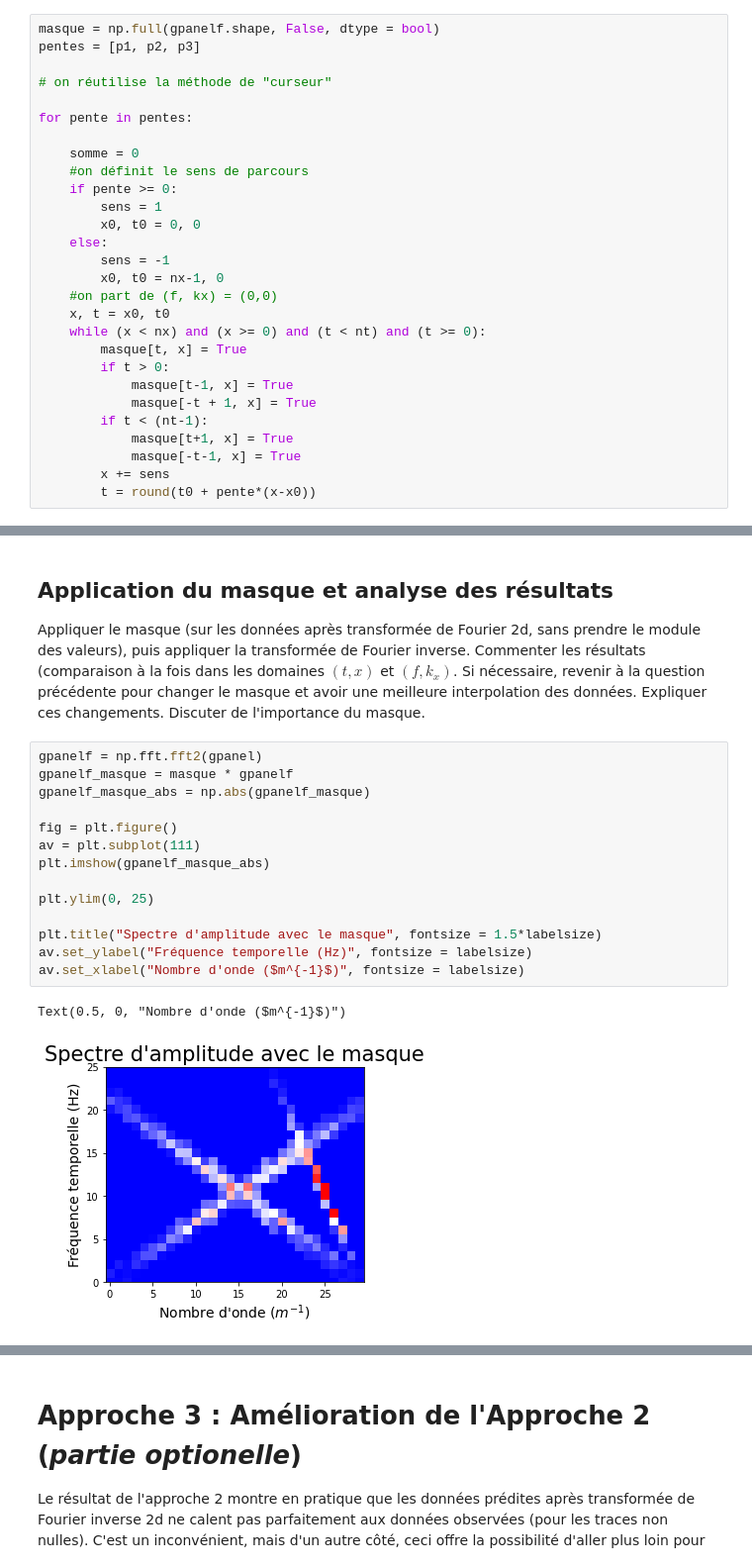
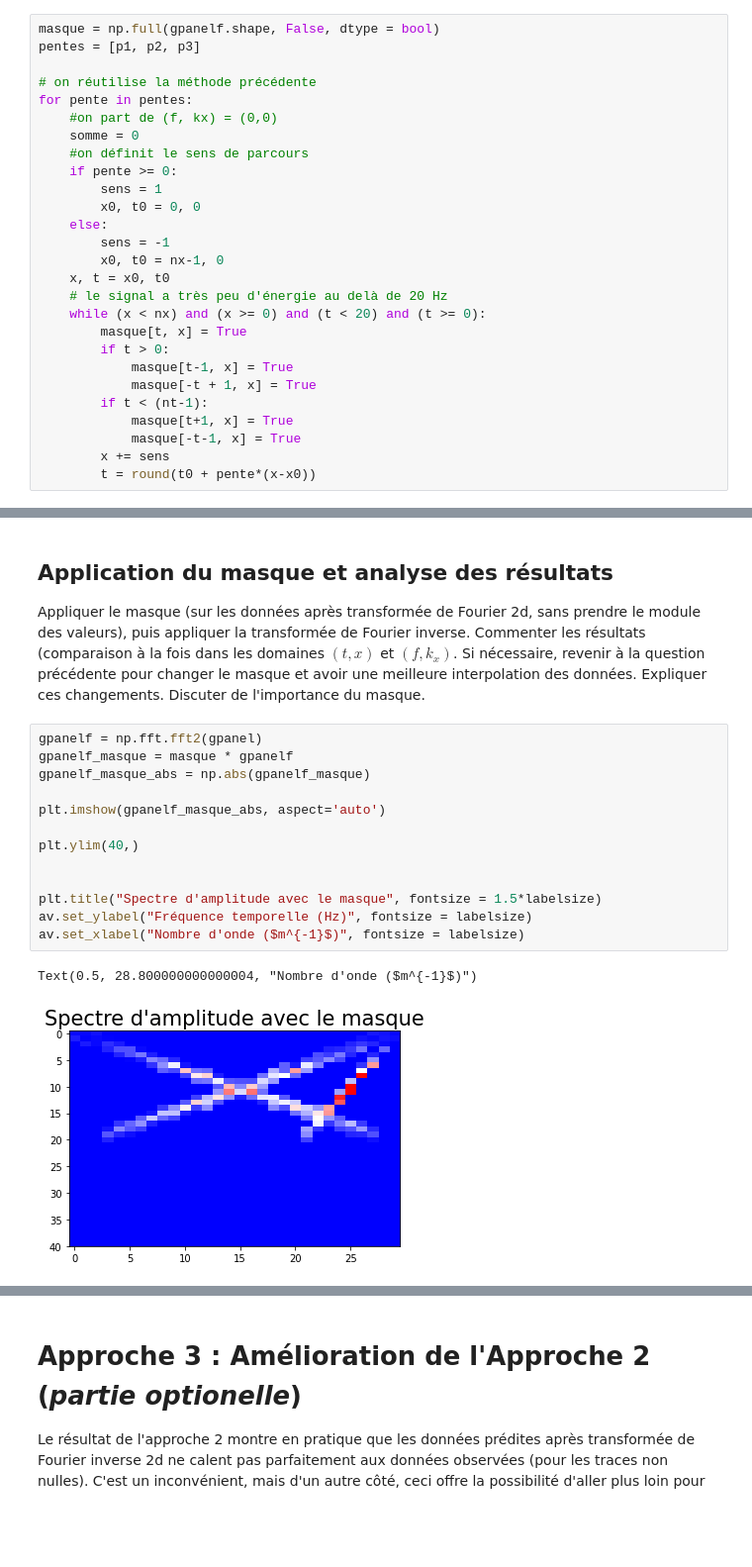
Before and after one commit to gabrielleberrada/projet_traitement_signal, a Jupyter notebook: mini_projet_interpolation/mini_projet_groupe3.ipynb, the cells around one changed output, grey strips where cells are left out. Shown at 99% size. Saved outputs shown, nothing was run; the diff lists cells and outputs as text; blank space fills up the shorter version.

```diff
--- a/mini_projet_interpolation/mini_projet_groupe3.ipynb
+++ b/mini_projet_interpolation/mini_projet_groupe3.ipynb
@@ -458,10 +457,9 @@ Créons maintenant le masque.
 masque = np.full(gpanelf.shape, False, dtype = bool)
 pentes = [p1, p2, p3]
 
-# on réutilise la méthode de "curseur"
-
+# on réutilise la méthode précédente
 for pente in pentes:
-
+    #on part de (f, kx) = (0,0)
     somme = 0
     #on définit le sens de parcours
     if pente >= 0:
@@ -470,9 +468,9 @@ for pente in pentes:
     else:
         sens = -1
         x0, t0 = nx-1, 0
-    #on part de (f, kx) = (0,0)
     x, t = x0, t0
-    while (x < nx) and (x >= 0) and (t < nt) and (t >= 0):
+    # le signal a très peu d'énergie au delà de 20 Hz
+    while (x < nx) and (x >= 0) and (t < 20) and (t >= 0):
         masque[t, x] = True
         if t > 0:
             masque[t-1, x] = True
@@ -520,18 +511,17 @@ Appliquer le masque (sur les données après transformée de Fourier 2d, sans pr
 # %%
 gpanelf = np.fft.fft2(gpanel)
 gpanelf_masque = masque * gpanelf
 gpanelf_masque_abs = np.abs(gpanelf_masque)
 
-fig = plt.figure()
-av = plt.subplot(111)
-plt.imshow(gpanelf_masque_abs)
+plt.imshow(gpanelf_masque_abs, aspect='auto')
 
-plt.ylim(0, 25)
+plt.ylim(40,)
+
 
 plt.title("Spectre d'amplitude avec le masque", fontsize = 1.5*labelsize)
 av.set_ylabel("Fréquence temporelle (Hz)", fontsize = labelsize)
 av.set_xlabel("Nombre d'onde ($m^{-1}$)", fontsize = labelsize)
 # %% [output]
-Text(0.5, 0, "Nombre d'onde ($m^{-1}$)")
+Text(0.5, 28.800000000000004, "Nombre d'onde ($m^{-1}$)")
-[figure, old version]
+[figure, new version]
 # %% [markdown]
```
Also changed, not shown: parts of 13 cells of this notebook.
